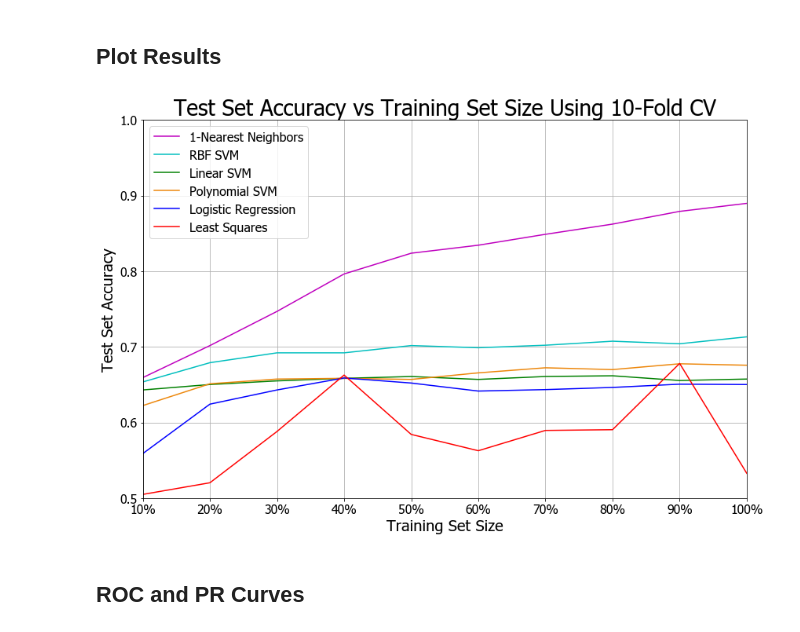
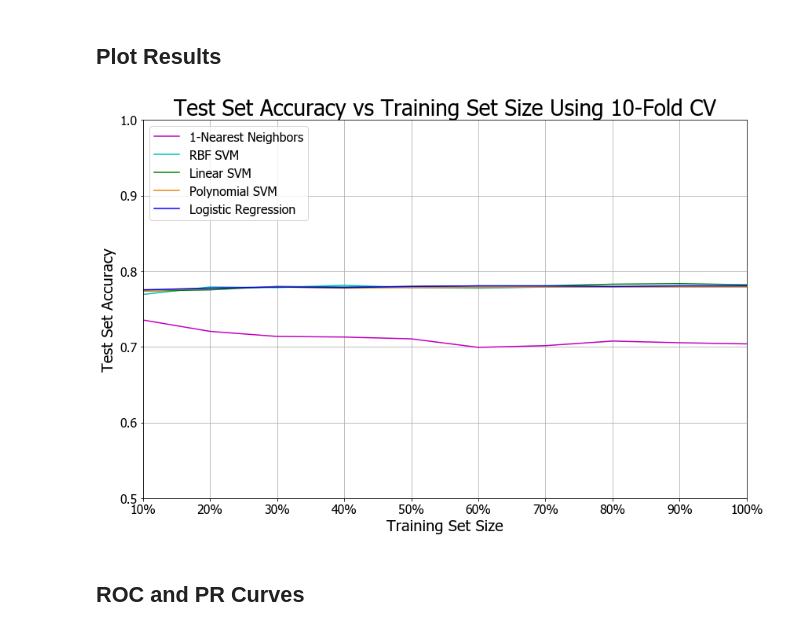
Before and after one commit to acnagle/CLA-Project, a Jupyter notebook: Code/Model_Evaluation.ipynb, the cells around one changed output. Saved outputs shown, nothing was run; the diff lists cells and outputs as text; code cells hidden in the pictures.

```diff
--- a/Code/Model_Evaluation.ipynb
+++ b/Code/Model_Evaluation.ipynb
@@ -55,8 +55,8 @@ data_set_hourly = "hourly_data_2017"
 data_set = "data_2017_summer"
 
 # load data sets
-X = np.load(data_path + data_set + ".npy")
-y = np.load(data_path + data_set + "_labels.npy")
+X = np.load(data_path_hourly + data_set_hourly + "_edit.npy")
+y = np.load(data_path_hourly + data_set_hourly + "_labels.npy")
 X = X.astype(float)
 y = y.astype(int)
 
@@ -79,24 +79,24 @@ for i in range(0, len(y)):
 
 # oversample the data set by randomly adding occurences of algae until the difference between the number of algae
 # samples and no algae samples equals sample_bias (defined below)
-idx = 0
-sample_bias = 0
-length_y = len(y)
-while num_alg != (num_no_alg + sample_bias):
-    # circle through the data sets until the difference of num_no_alg and num_alg equals
-    # the value specified by sample_bias
-    if idx == (length_y - 1):
-        idx = 0
+# idx = 0
+# sample_bias = 0
+# length_y = len(y)
+# while num_alg != (num_no_alg + sample_bias):
+#     # circle through the data sets until the difference of num_no_alg and num_alg equals
+#     # the value specified by sample_bias
+#     if idx == (length_y - 1):
+#         idx = 0
 
-    if y[idx] == 1:
-        if np.random.rand() >= 0.5:  # add this sample with some probability
-            y = np.append(y, y[idx])
-            X = np.append(X, np.reshape(X[idx, :], newshape=(1, num_features)), axis=0)
-            num_alg += 1
-        else:
-            idx += 1
-    else:
-        idx += 1
+#     if y[idx] == 1:
+#         if np.random.rand() >= 0.5:  # add this sample with some probability
+#             y = np.append(y, y[idx])
+#             X = np.append(X, np.reshape(X[idx, :], newshape=(1, num_features)), axis=0)
+#             num_alg += 1
+#         else:
+#             idx += 1
+#     else:
+#         idx += 1
 # %%
 # Shuffle the data
 shuff_idx = np.arange(X.shape[0])
@@ -317,25 +352,25 @@ Fold #:  1 2 3 4 5 6 7 8 9 10
 # %%
 folds = [i+1 for i in range(num_splits)]
 
 plt.figure(figsize=(12, 8))
 plt.plot(folds, knn_acc, color="m", label=str(k) + "-Nearest Neighbors")
 plt.plot(folds, rbf_svc_acc, color="c", label="RBF SVM")
 plt.plot(folds, linear_svc_acc, color="g", label="Linear SVM")
 plt.plot(folds, poly_svc_acc, color="#ed870b", label="Polynomial SVM")
 plt.plot(folds, logistic_acc, color="b", label="Logistic Regression")
-plt.plot(folds, LS_acc, color="r", label="Least Squares")
+# plt.plot(folds, LS_acc, color="r", label="Least Squares")
 plt.xlabel("Training Set Size", fontsize=20)
 plt.xticks(np.arange(num_subsets)+1, ("10%", "20%", "30%", "40%", "50%", "60%", "70%", "80%", "90%", "100%"), fontsize=16)
 plt.yticks(fontsize=16)
 plt.ylabel("Test Set Accuracy", fontsize=20)
 plt.title("Test Set Accuracy vs Training Set Size Using 10-Fold CV", fontsize=28)
 plt.axis([1, num_splits, 0.5, 1])
 plt.legend(loc="upper left", prop={"size": 16})
 plt.tight_layout()
 plt.grid(True)
 plt.savefig("learning-curve.png", dpi=300)
 # %% [output]
-[figure, old version]
+[figure, new version]
 # %% [markdown]
 ## ROC and PR Curves
 # %%
```
Also changed, not shown: parts of 3 cells of this notebook, 2 other files.
